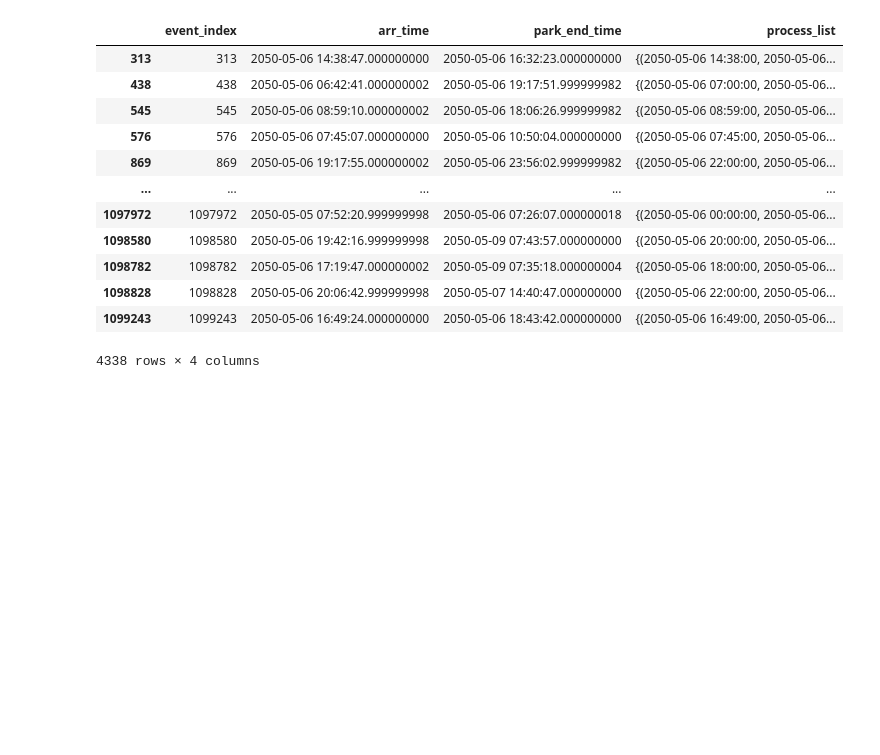
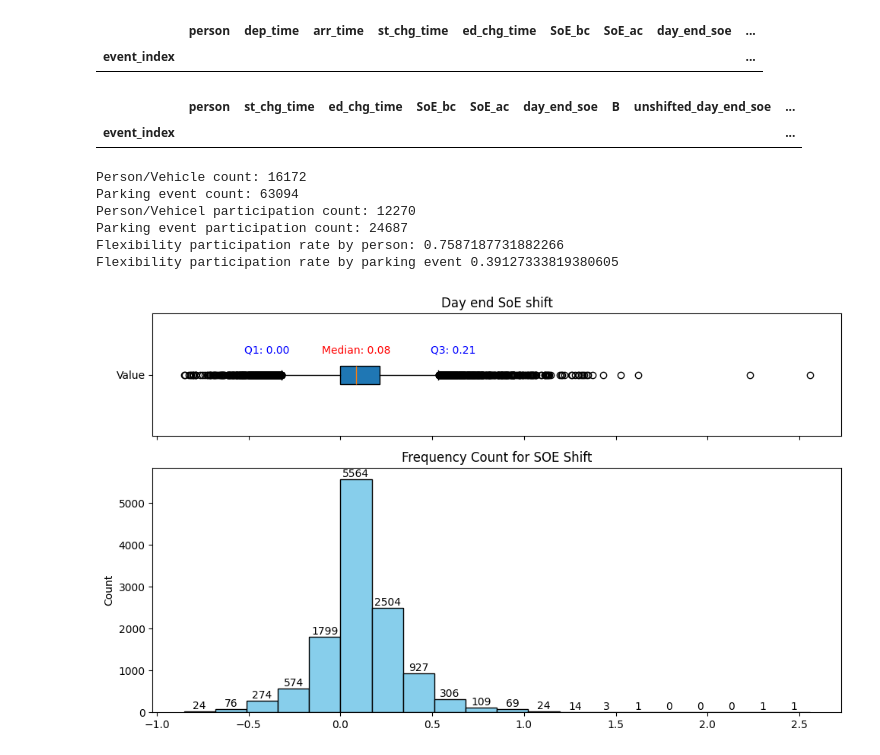
Before and after one commit to Huiwennnnn/MT, a Jupyter notebook: match_profile_split_multidays.ipynb, the cells around one changed output. Drawn from its saved outputs; the diff is of its cells as text; code cells hidden in the pictures; blank space fills up the shorter version.

```diff
--- a/match_profile_split_multidays.ipynb
+++ b/match_profile_split_multidays.ipynb
@@ -814,9 +845,8 @@ plt.savefig(f'{path}/optimized_vs_mobility_energy_profile.png')
 # %%
 res = pd.read_csv(f'{path}/concat_net_power_all.csv',index_col='event_index')
-# for column in res.columns:
-#     if column != 'event_index':
-#         # Apply the condition and replace values
-#         res.loc[:, column] = res[column].apply(lambda x: 0 if abs(x) < 0.1 else x)
 powerlist = res.apply(lambda row: row.tolist(), axis=1)
 powerlist.sort_index()
+soe_all = pd.read_csv(f"{path}/concat_soe_all.csv", index_col='person')
+soe_end = soe_all.iloc[:,-1]
+soe_end
 # %% [output]
@@ -842,16 +888,56 @@ d.to_pickle(f'{path}/grid_{grid}_matched_{scenario_year}.pkl')
-# %%
-d[['event_index','arr_time','park_end_time','process_list']].loc[d['process_list'].apply(lambda x: len(x)>0)]
-# %% [output]
-|  | event_index | arr_time | park_end_time | process_list |
-| 313 | 313 | 2050-05-06 14:38:47.000000000 | 2050-05-06 16:32:23.000000000 | {(2050-05-06 14:38:00, 2050-05-06... |
-| 438 | 438 | 2050-05-06 06:42:41.000000002 | 2050-05-06 19:17:51.999999982 | {(2050-05-06 07:00:00, 2050-05-06... |
-| 545 | 545 | 2050-05-06 08:59:10.000000002 | 2050-05-06 18:06:26.999999982 | {(2050-05-06 08:59:00, 2050-05-06... |
-| 576 | 576 | 2050-05-06 07:45:07.000000000 | 2050-05-06 10:50:04.000000000 | {(2050-05-06 07:45:00, 2050-05-06... |
-| 869 | 869 | 2050-05-06 19:17:55.000000002 | 2050-05-06 23:56:02.999999982 | {(2050-05-06 22:00:00, 2050-05-06... |
-| ... | ... | ... | ... | ... |
-| 1097972 | 1097972 | 2050-05-05 07:52:20.999999998 | 2050-05-06 07:26:07.000000018 | {(2050-05-06 00:00:00, 2050-05-06... |
-| 1098580 | 1098580 | 2050-05-06 19:42:16.999999998 | 2050-05-09 07:43:57.000000000 | {(2050-05-06 20:00:00, 2050-05-06... |
-| 1098782 | 1098782 | 2050-05-06 17:19:47.000000002 | 2050-05-09 07:35:18.000000004 | {(2050-05-06 18:00:00, 2050-05-06... |
-| 1098828 | 1098828 | 2050-05-06 20:06:42.999999998 | 2050-05-07 14:40:47.000000000 | {(2050-05-06 22:00:00, 2050-05-06... |
-| 1099243 | 1099243 | 2050-05-06 16:49:24.000000000 | 2050-05-06 18:43:42.000000000 | {(2050-05-06 16:49:00, 2050-05-06... |
-4338 rows × 4 columns
+# %%
+with open(f"{path}/grid_{grid}_matched_{day_start_ts}_{monitor_hr}_{scenario_year}.pkl", "rb") as file:
+    d_in = pickle.load(file)
+# %%
+d_in[d_in['day_end_soe']<0][['person','dep_time','arr_time','st_chg_time','ed_chg_time','SoE_bc','SoE_ac','day_end_soe','unshifted_day_end_soe','SoE_change','optimized_energy_list']]
+# %% [output]
+|  | person | dep_time | arr_time | st_chg_time | ed_chg_time | SoE_bc | SoE_ac | day_end_soe | ... |
+| event_index |  |  |  |  |  |  |  |  | ... |
+# %%
+d_in[d_in['day_end_soe']-d_in['B']>4][['person','st_chg_time','ed_chg_time','SoE_bc','SoE_ac','day_end_soe','B','unshifted_day_end_soe','SoE_change','optimized_energy_list']]
+# %% [output]
+|  | person | st_chg_time | ed_chg_time | SoE_bc | SoE_ac | day_end_soe | B | unshifted_day_end_soe | ... |
+| event_index |  |  |  |  |  |  |  |  | ... |
+# %%
+# Stats
+# Participation rate
+flex_d_in = d_in[d_in['flex']==True].copy()
+print("Person/Vehicle count:", d_in['person'].nunique())
+print("Parking event count:", len(d_in))
+print("Person/Vehicel participation count:",flex_d_in['person'].nunique())
+print("Parking event participation count:",len(flex_d_in))
+print("Flexibility participation rate by person:", float(flex_d_in['person'].nunique()/d_in['person'].nunique()))
+print("Flexibility participation rate by parking event", float(len(flex_d_in)/len(d_in)))
+
+
+# Shifted Day End soe within EVs participated in the flexibility
+soe_shift =  flex_d_in.groupby('person')['day_end_soe_shift'].first()
+# Adjusting the plots to have the boxplot lying down (horizontal) for alignment with the barplot's values
+fig, axs = plt.subplots(2, 1, figsize=(10, 6), gridspec_kw={'height_ratios': [1, 2]}, sharex=True)
+q1, q2, q3 = np.percentile(soe_shift, [25, 50, 75])
+# Horizontal boxplot for 'soe_shift' on the top subplot
+axs[0].boxplot(soe_shift, vert=False, patch_artist=True, positions=[1])
+axs[0].set_title('Day end SoE shift')
+axs[0].set_yticks([1])
+axs[0].set_yticklabels(['Value'])
+# Adding quartile labels to the boxplot
+axs[0].text(q1-0.4, 1.2, f"Q1: {q1:.2f}", ha='center', va='center', fontsize=10, color='blue', backgroundcolor='white')
+axs[0].text(q2, 1.2, f"Median: {q2:.2f}", ha='center', va='center', fontsize=10, color='red', backgroundcolor='white')
+axs[0].text(q3+0.4, 1.2, f"Q3: {q3:.2f}", ha='center', va='center', fontsize=10, color='blue', backgroundcolor='white')
+
+# Barplot for frequency data on the bottom subplot, aligned with the boxplot's values
+counts,edges,bars = axs[1].hist(soe_shift, color='skyblue', edgecolor='black',bins=20)
+# counts,edges,bars = axs[1].hist(soe_shift, color='skyblue', edgecolor='black',bins=20,density=True)
+axs[1].set_title('Frequency Count for SOE Shift')
+axs[1].set_ylabel('Count')
+plt.bar_label(bars)
+plt.tight_layout()
+plt.savefig(f"{path}/sanitycheck/day_end_soeshift.png")
+# %% [output]
+Person/Vehicle count: 16172
+Parking event count: 63094
+Person/Vehicel participation count: 12270
+Parking event participation count: 24687
+Flexibility participation rate by person: 0.7587187731882266
+Flexibility participation rate by parking event 0.39127333819380605
+[figure, added]
```
Also changed, not shown: parts of 23 cells of this notebook.
